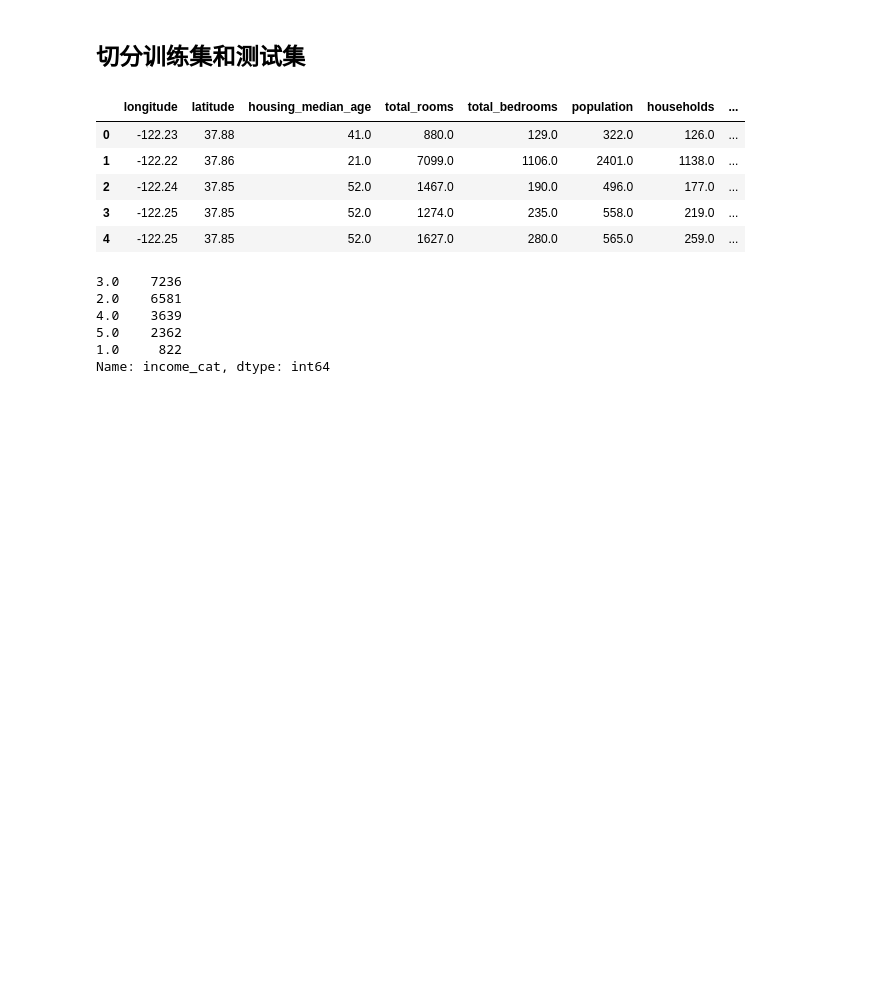
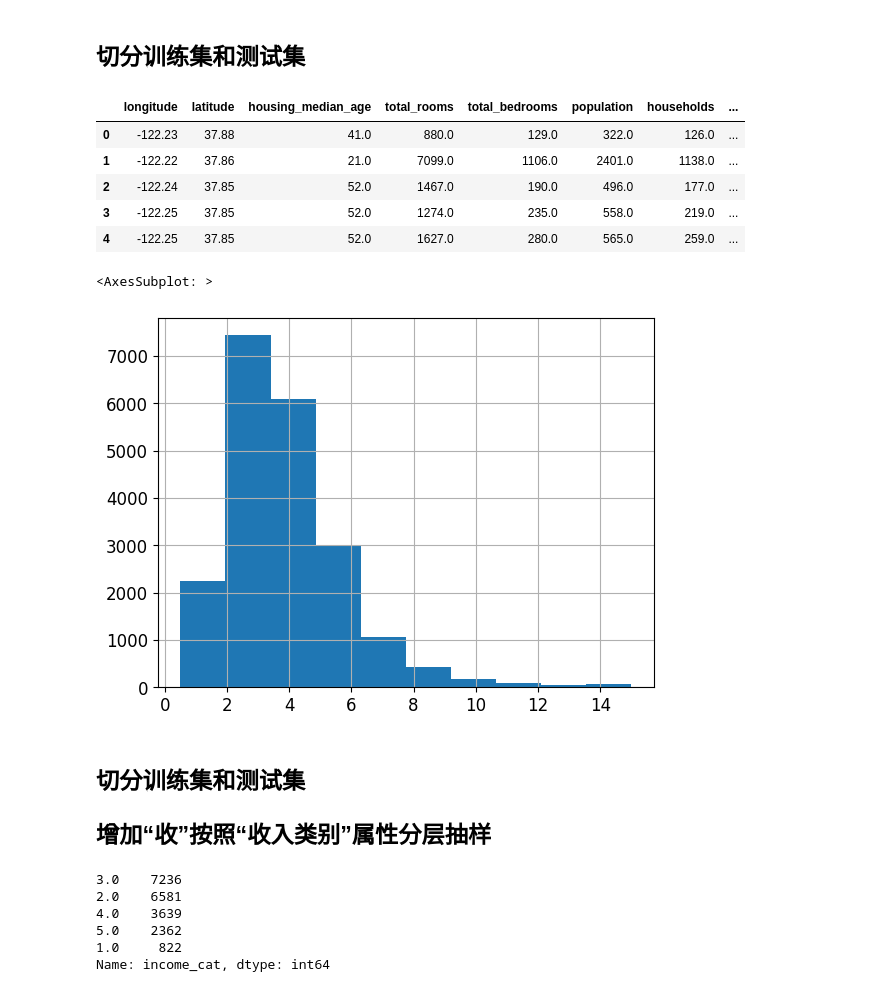
Before and after one commit to lingy-qd/handson-ml2, a Jupyter notebook: homework1.ipynb, the cells around one changed output. Cells and saved outputs as stored; diff of their text form; code cells hidden in the pictures; blank space fills up the shorter version.

```diff
--- a/homework1.ipynb
+++ b/homework1.ipynb
@@ -150,4 +149,12 @@ housing.head()
 | 2 | -122.24 | 37.85 | 52.0 | 1467.0 | 190.0 | 496.0 | 177.0 | ... |
 | 3 | -122.25 | 37.85 | 52.0 | 1274.0 | 235.0 | 558.0 | 219.0 | ... |
 | 4 | -122.25 | 37.85 | 52.0 | 1627.0 | 280.0 | 565.0 | 259.0 | ... |
+# %%
+housing["median_income"].hist()
+# %% [output]
+<AxesSubplot: >
+[figure, added]
+# %% [markdown]
+## 切分训练集和测试集
+## 增加“收”按照“收入类别”属性分层抽样
 # %%
```
Also changed, not shown: parts of 7 cells of this notebook.
